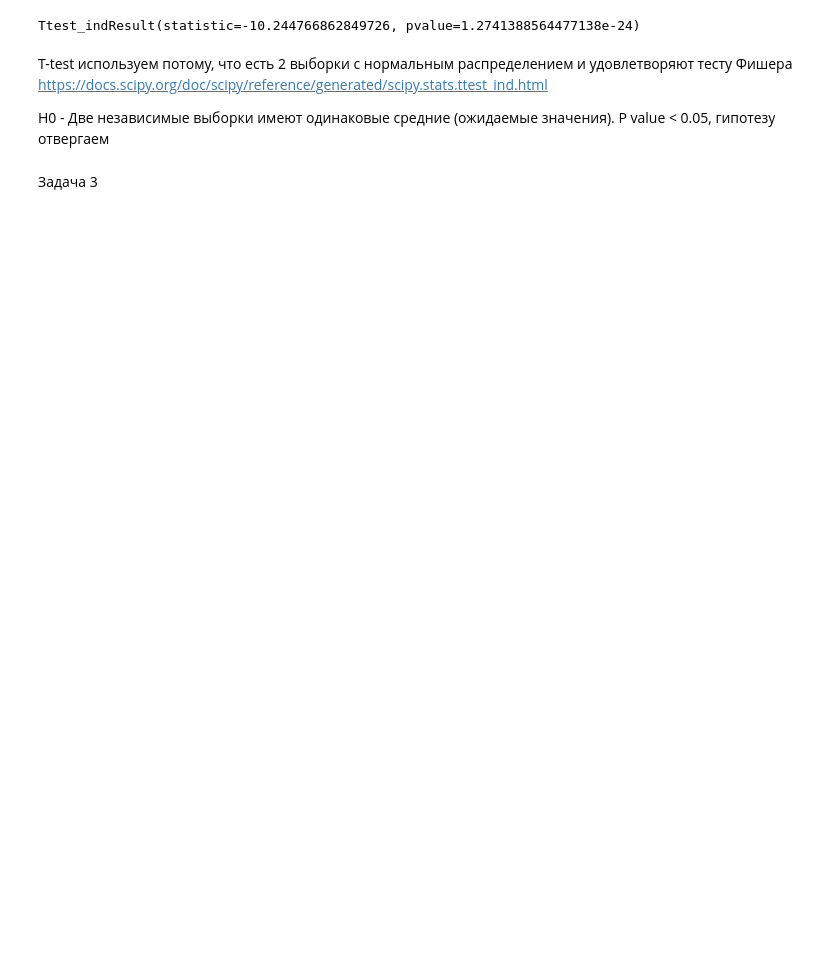
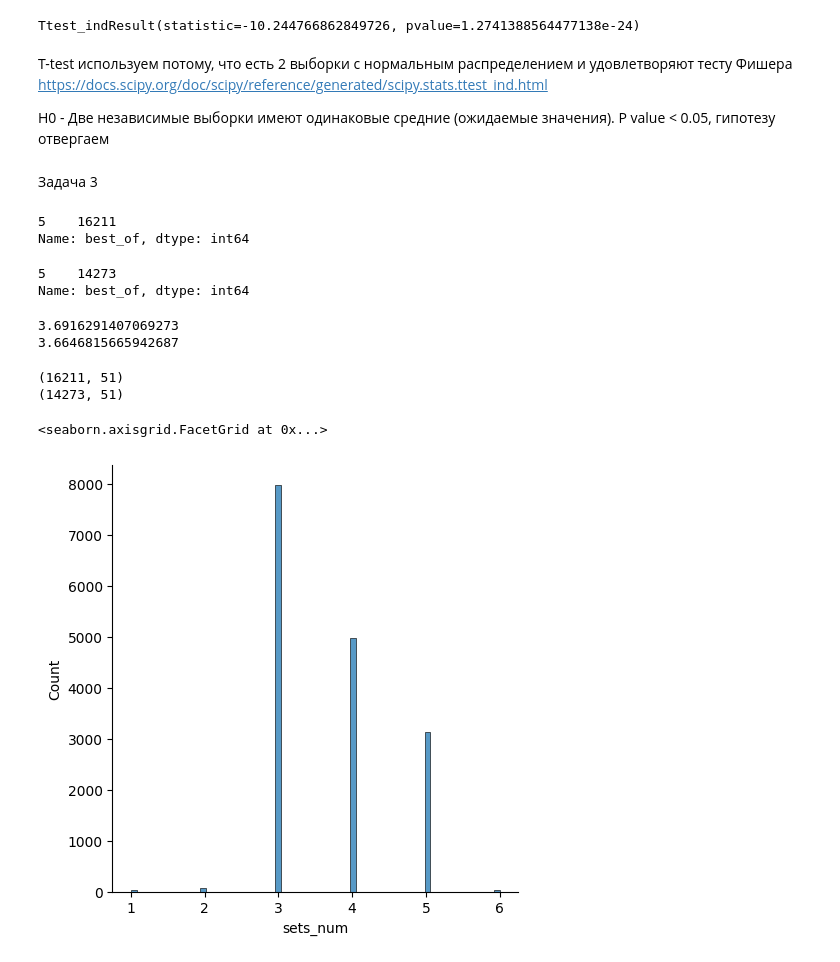
Before and after one commit to MarinaGrad/SF-data-science22, a Jupyter notebook: homework/Tennis_homework/tennis_notebook_MGHW.ipynb, the cells around one changed output. Saved outputs shown, nothing was run; the diff lists cells and outputs as text; code cells hidden in the pictures; blank space fills up the shorter version.

```diff
--- a/homework/Tennis_homework/tennis_notebook_MGHW.ipynb
+++ b/homework/Tennis_homework/tennis_notebook_MGHW.ipynb
@@ -95,3 +95,33 @@ H0 - Две независимые выборки имеют одинаковы
 P value < 0.05, гипотезу отвергаем
 # %% [markdown]
 Задача 3
+# %%
+df_early = df.loc[(df['year'] < 2002)&(df['best_of']==5)].copy()
+df_later = df.loc[(df['year'] >= 2002)&(df['best_of']==5)].copy()
+# %%
+df_early['best_of'].value_counts()
+# %% [output]
+5    16211
+Name: best_of, dtype: int64
+# %%
+df_later['best_of'].value_counts()
+# %% [output]
+5    14273
+Name: best_of, dtype: int64
+# %%
+print(df_early['sets_num'].mean())
+print(df_later['sets_num'].mean())
+# %% [output]
+3.6916291407069273
+3.6646815665942687
+# %%
+print(df_early.shape)
+print(df_later.shape)
+# %% [output]
+(16211, 51)
+(14273, 51)
+# %%
+sns.displot(df_early['sets_num'])
+# %% [output]
+<seaborn.axisgrid.FacetGrid at 0x...>
+[figure, added]
```
Also changed, not shown: parts of 15 cells of this notebook.
